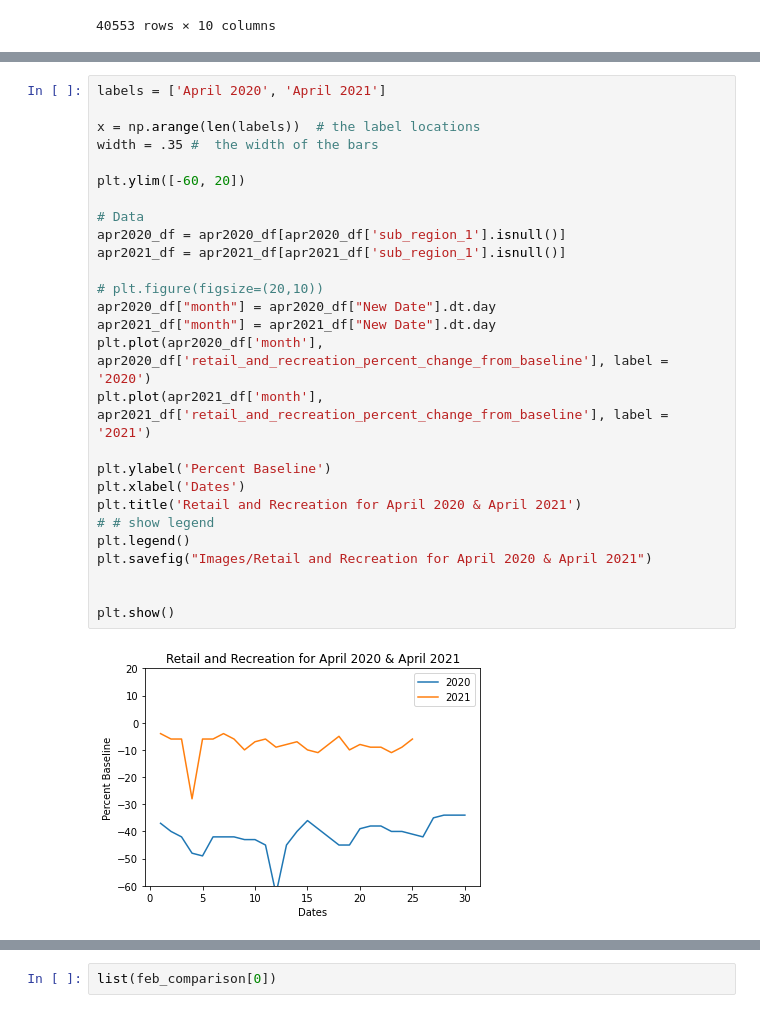
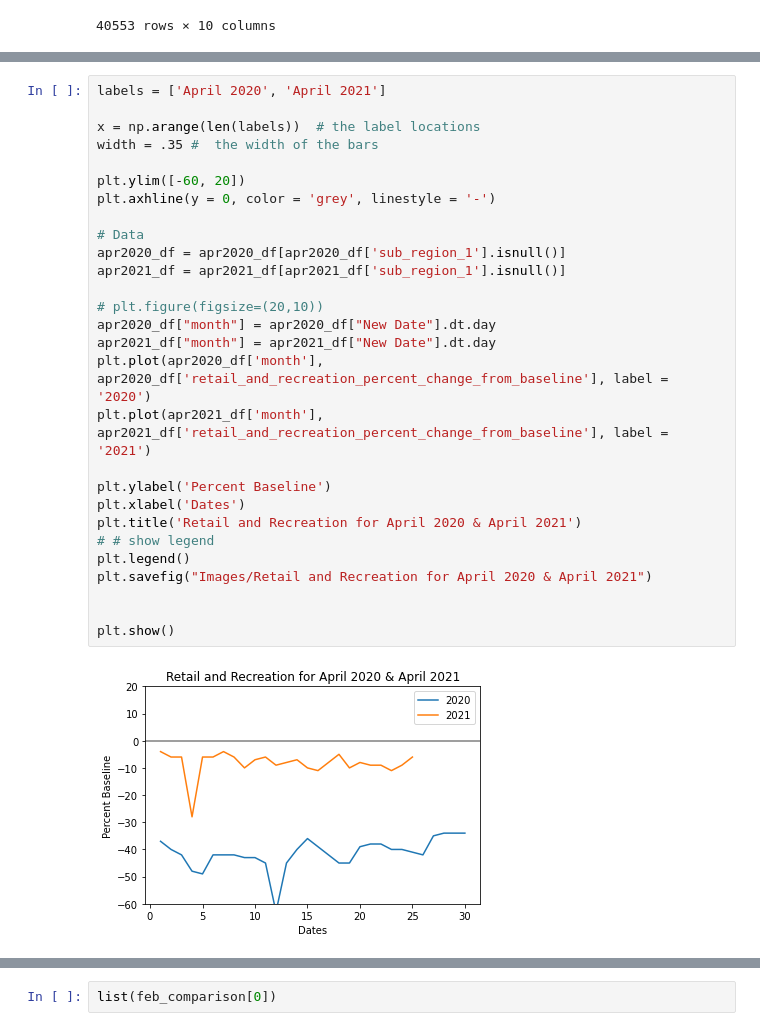
Before and after one commit to Munseaux/Pandemic-Movement, a Jupyter notebook: year_over_year_data.ipynb, the cells around one changed output, grey strips where cells are left out. Drawn from its saved outputs; the diff is of its cells as text.

```diff
--- a/year_over_year_data.ipynb
+++ b/year_over_year_data.ipynb
@@ -328,32 +330,33 @@ plt.show()
 # %%
 labels = ['April 2020', 'April 2021']
 
 x = np.arange(len(labels))  # the label locations
 width = .35 #  the width of the bars
 
 plt.ylim([-60, 20])
+plt.axhline(y = 0, color = 'grey', linestyle = '-')
 
 # Data
 apr2020_df = apr2020_df[apr2020_df['sub_region_1'].isnull()]
 apr2021_df = apr2021_df[apr2021_df['sub_region_1'].isnull()]
 
 # plt.figure(figsize=(20,10))
 apr2020_df["month"] = apr2020_df["New Date"].dt.day
 apr2021_df["month"] = apr2021_df["New Date"].dt.day
 plt.plot(apr2020_df['month'], apr2020_df['retail_and_recreation_percent_change_from_baseline'], label = '2020')
 plt.plot(apr2021_df['month'], apr2021_df['retail_and_recreation_percent_change_from_baseline'], label = '2021')
 
 plt.ylabel('Percent Baseline')
 plt.xlabel('Dates')
 plt.title('Retail and Recreation for April 2020 & April 2021')
 # # show legend
 plt.legend()
 plt.savefig("Images/Retail and Recreation for April 2020 & April 2021")
 
 
 plt.show()
 # %% [output]
-[figure, old version]
+[figure, new version]
 # %%
 labels = ['April 2020', 'April 2021']
 
```
Also changed, not shown: parts of 7 cells of this notebook, 8 other files.
